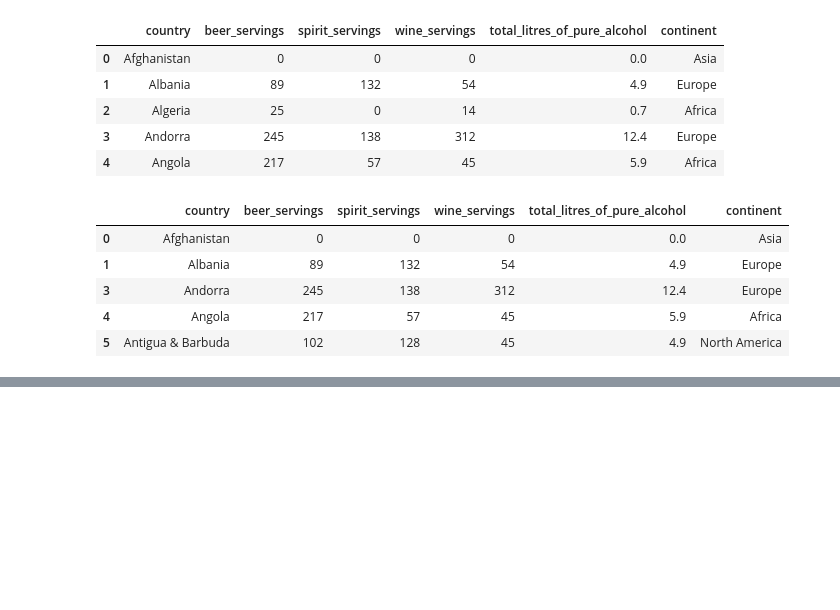
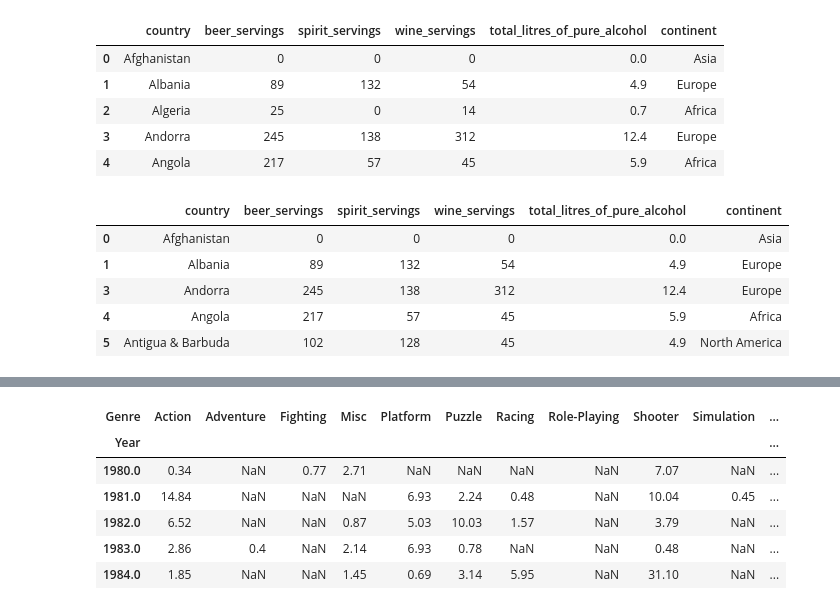
Before and after one commit to nomi-yohei/python, a Jupyter notebook: panadas_1.ipynb, the cells around one changed output, grey strips where cells are left out. Cells and saved outputs as stored; diff of their text form; code cells hidden in the pictures; blank space fills up the shorter version.

```diff
--- a/panadas_1.ipynb
+++ b/panadas_1.ipynb
@@ -223,0 +277,11 @@ drinks.drop(2, axis=0).head() #インデックス２の行を削除0が行
+# %%
+pivot = pd.pivot_table(sales, values="Global_Sales",index="Year", columns="Genre", aggfunc="sum")
+pivot.head() # ピボットテーブル自身がデータフレームオブジェクトなので，最初の5行だけ表示するにはheadメソッドが使える．
+# %% [output]
+| Genre | Action | Adventure | Fighting | Misc | Platform | Puzzle | Racing | Role-Playing | Shooter | Simulation | ... |
+| Year |  |  |  |  |  |  |  |  |  |  | ... |
+| 1980.0 | 0.34 | NaN | 0.77 | 2.71 | NaN | NaN | NaN | NaN | 7.07 | NaN | ... |
+| 1981.0 | 14.84 | NaN | NaN | NaN | 6.93 | 2.24 | 0.48 | NaN | 10.04 | 0.45 | ... |
+| 1982.0 | 6.52 | NaN | NaN | 0.87 | 5.03 | 10.03 | 1.57 | NaN | 3.79 | NaN | ... |
+| 1983.0 | 2.86 | 0.4 | NaN | 2.14 | 6.93 | 0.78 | NaN | NaN | 0.48 | NaN | ... |
+| 1984.0 | 1.85 | NaN | NaN | 1.45 | 0.69 | 3.14 | 5.95 | NaN | 31.10 | NaN | ... |
```
Also changed, not shown: parts of 7 cells of this notebook, 1 other file.
